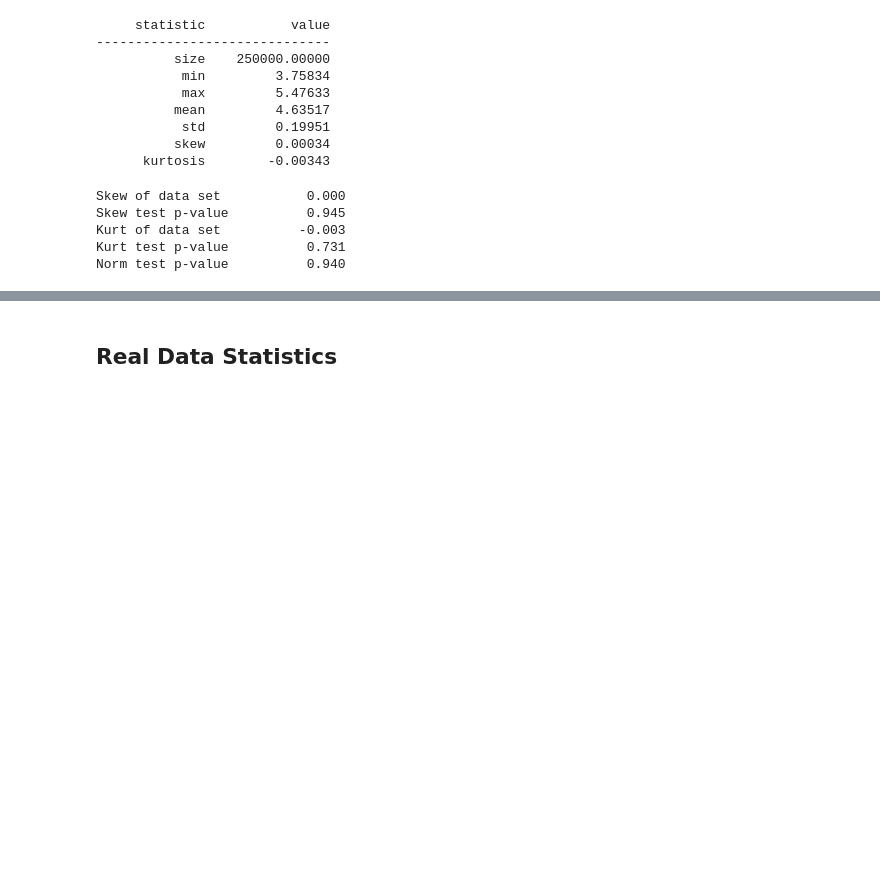
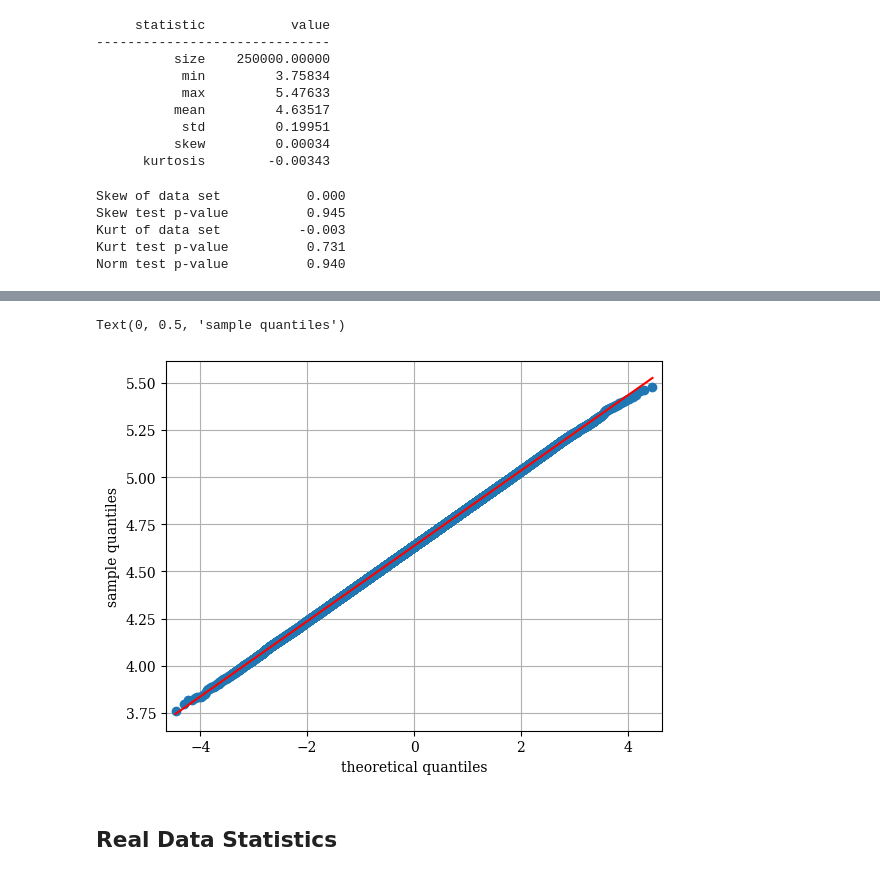
Before and after one commit to seunghee-lee/Portfolio, a Jupyter notebook: Real_Data_Statistics.ipynb, the cells around one changed output, grey strips where cells are left out. Cells and saved outputs as stored; diff of their text form; code cells hidden in the pictures; blank space fills up the shorter version.

```diff
--- a/Real_Data_Statistics.ipynb
+++ b/Real_Data_Statistics.ipynb
@@ -217,3 +230,11 @@ Norm test p-value          0.940
+# %%
+sm.qqplot(log_data, line='s')
+plt.grid(True)
+plt.xlabel('theoretical quantiles')
+plt.ylabel('sample quantiles')
+# %% [output]
+Text(0, 0.5, 'sample quantiles')
+[figure, added]
 # %% [markdown]
 ## Real Data Statistics
 # %%
```
Also changed, not shown: parts of 9 cells of this notebook.
